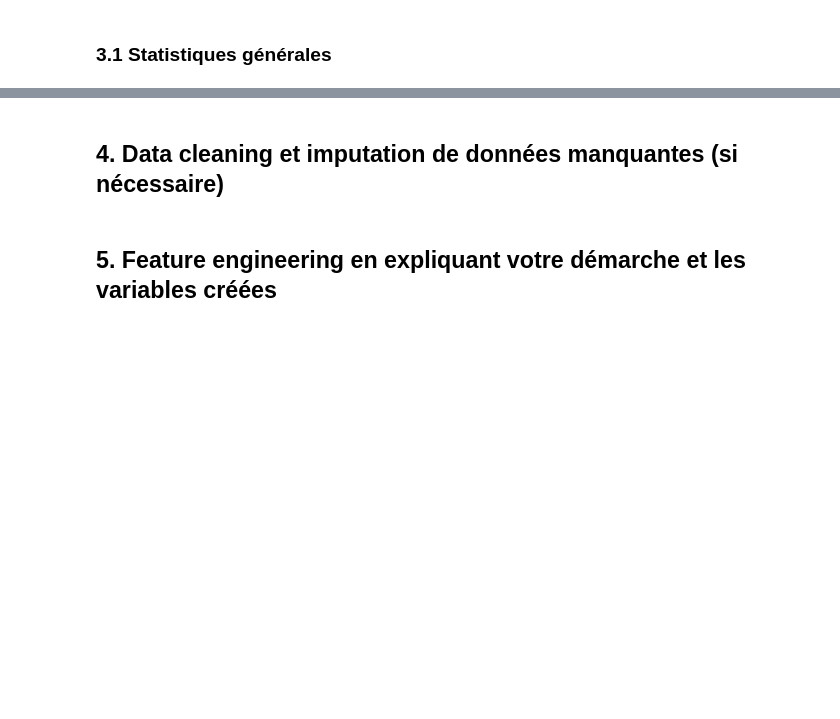
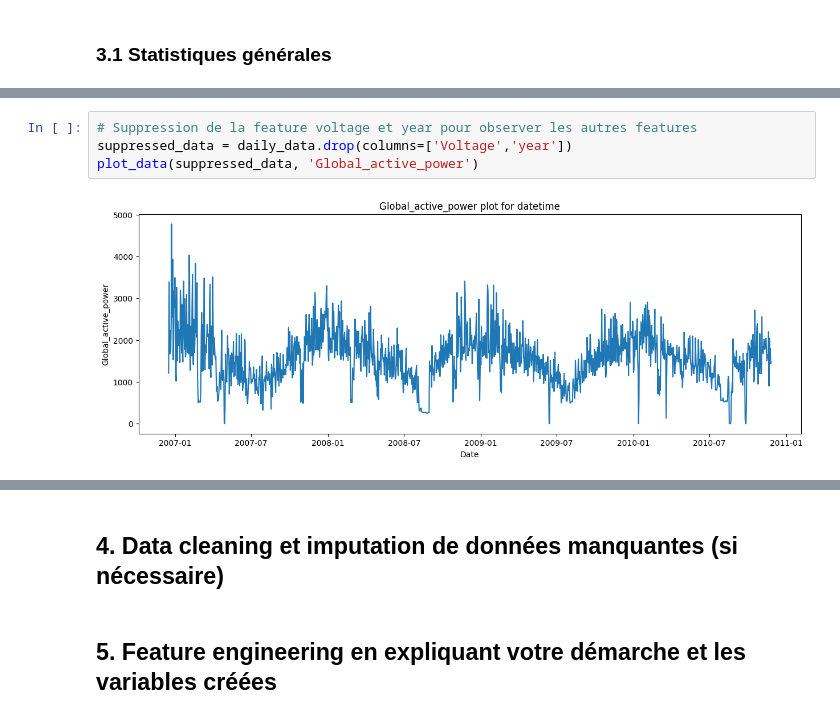
Before and after one commit to sarrabenyahia/ML-DL-time-series, a Jupyter notebook: src/notebook.ipynb, the cells around one changed output, grey strips where cells are left out. Cells and saved outputs as stored; diff of their text form; blank space fills up the shorter version.

```diff
--- a/src/notebook.ipynb
+++ b/src/notebook.ipynb
@@ -148,0 +202,6 @@ Sample Data:
+# %%
+# Suppression de la feature voltage et year pour observer les autres features
+suppressed_data = daily_data.drop(columns=['Voltage','year'])
+plot_data(suppressed_data, 'Global_active_power')
+# %% [output]
+[figure, added]
```
Also changed, not shown: parts of 19 cells of this notebook, 2 other files.
